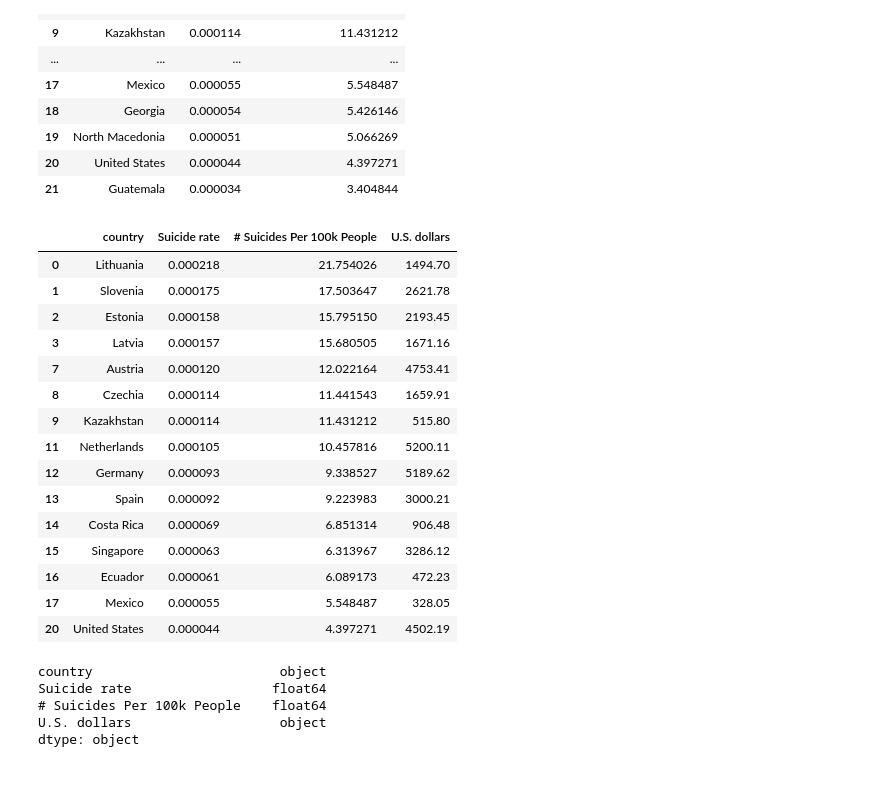
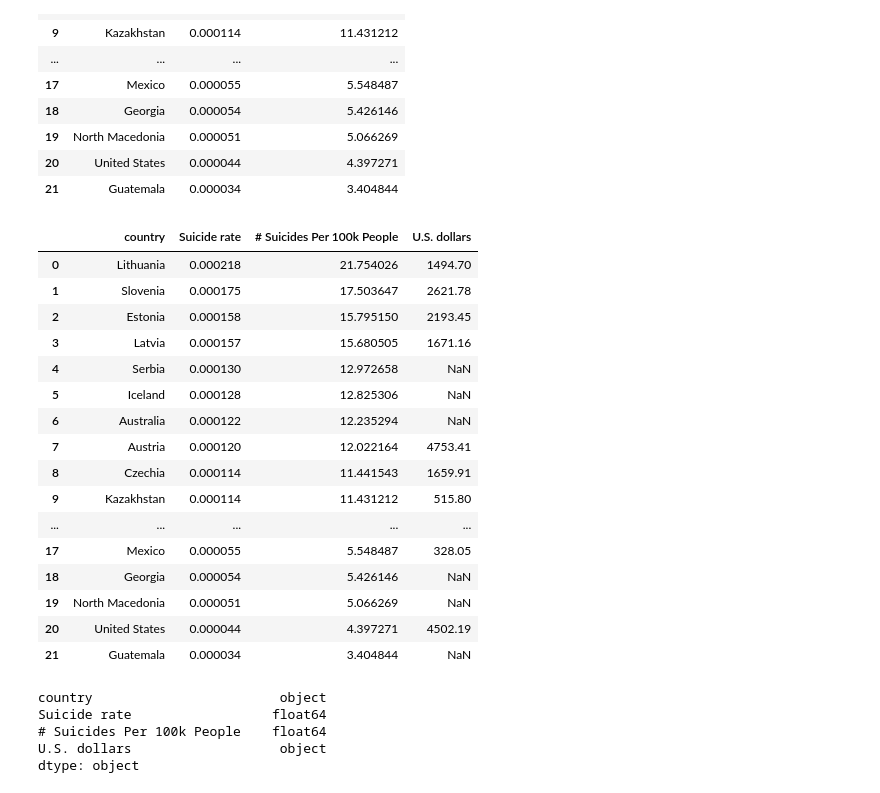
Before and after one commit to kendraliu/Project-One-An-Analysis-of-Suicide-Rate-and-Several-Factors, a Jupyter notebook: Suicide Rates Analysis.ipynb, the cells around one changed output. Drawn from its saved outputs; the diff is of its cells as text; code cells hidden in the pictures.

```diff
--- a/Suicide Rates Analysis.ipynb
+++ b/Suicide Rates Analysis.ipynb
@@ -654,9 +653,9 @@ country_income
 64 rows × 2 columns
 # %%
 #original data has another name for United States, we unify it
-Suicide_Rate_HDI = Suicide_Rate_HDI[["country", "Suicide rate", "# Suicides Per 100k People"]]
-Suicide_Rate_HDI.loc[20,"country"] = "United States"
-Suicide_Rate_HDI
+Suicide_Rate_Cleaned = Suicide_Rate_HDI[["country", "Suicide rate", "# Suicides Per 100k People"]]
+Suicide_Rate_Cleaned.loc[20,"country"] = "United States"
+Suicide_Rate_Cleaned
 # %% [output]
 |  | country | Suicide rate | # Suicides Per 100k People |
 | 0 | Lithuania | 0.000218 | 21.754026 |
@@ -677,26 +676,26 @@ Suicide_Rate_HDI
 | 21 | Guatemala | 0.000034 | 3.404844 |
 # %%
 #merging suicide rate data and income data into the variable "comparison" to analyze the relationship of the two later
-comparison = pd.merge(Suicide_Rate_HDI, country_income, on="country", how="left")
-comparison = comparison.dropna()
+comparison = pd.merge(Suicide_Rate_Cleaned, country_income, on="country", how="left")
 comparison
 # %% [output]
 |  | country | Suicide rate | # Suicides Per 100k People | U.S. dollars |
 | 0 | Lithuania | 0.000218 | 21.754026 | 1494.70 |
 | 1 | Slovenia | 0.000175 | 17.503647 | 2621.78 |
 | 2 | Estonia | 0.000158 | 15.795150 | 2193.45 |
 | 3 | Latvia | 0.000157 | 15.680505 | 1671.16 |
+| 4 | Serbia | 0.000130 | 12.972658 | NaN |
+| 5 | Iceland | 0.000128 | 12.825306 | NaN |
+| 6 | Australia | 0.000122 | 12.235294 | NaN |
 | 7 | Austria | 0.000120 | 12.022164 | 4753.41 |
 | 8 | Czechia | 0.000114 | 11.441543 | 1659.91 |
 | 9 | Kazakhstan | 0.000114 | 11.431212 | 515.80 |
-| 11 | Netherlands | 0.000105 | 10.457816 | 5200.11 |
-| 12 | Germany | 0.000093 | 9.338527 | 5189.62 |
-| 13 | Spain | 0.000092 | 9.223983 | 3000.21 |
-| 14 | Costa Rica | 0.000069 | 6.851314 | 906.48 |
-| 15 | Singapore | 0.000063 | 6.313967 | 3286.12 |
-| 16 | Ecuador | 0.000061 | 6.089173 | 472.23 |
+| ... | ... | ... | ... | ... |
 | 17 | Mexico | 0.000055 | 5.548487 | 328.05 |
+| 18 | Georgia | 0.000054 | 5.426146 | NaN |
+| 19 | North Macedonia | 0.000051 | 5.066269 | NaN |
 | 20 | United States | 0.000044 | 4.397271 | 4502.19 |
+| 21 | Guatemala | 0.000034 | 3.404844 | NaN |
 # %%
 comparison.dtypes
 # %% [output]
```
Also changed, not shown: parts of 32 cells of this notebook, 8 other files.
